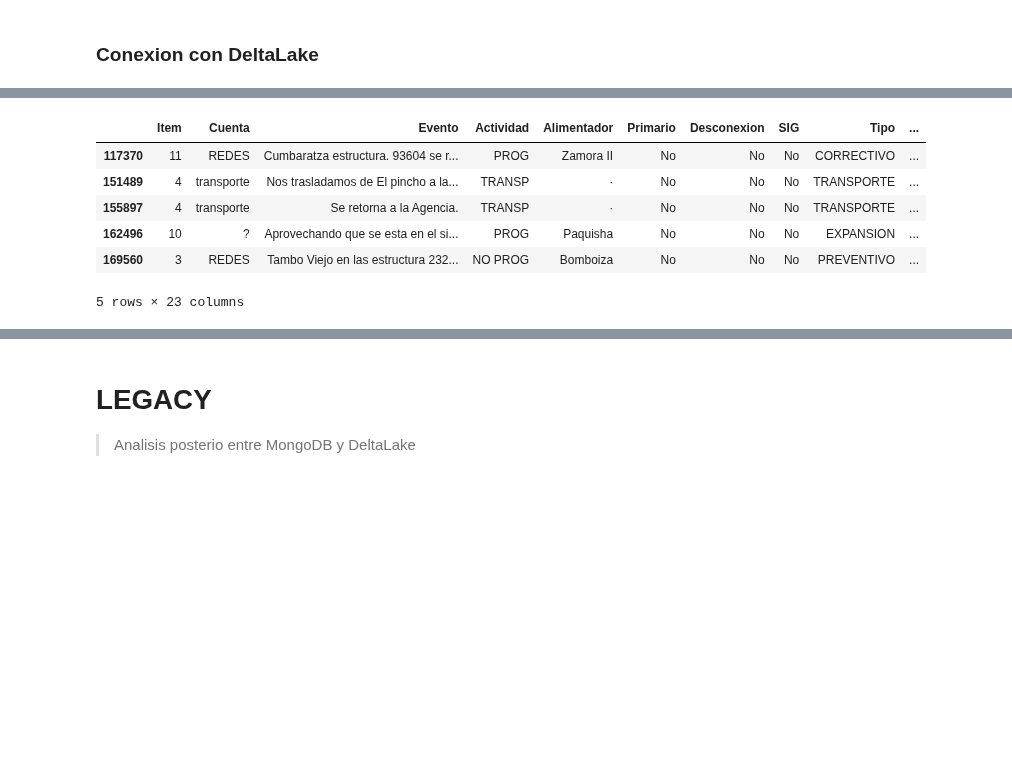
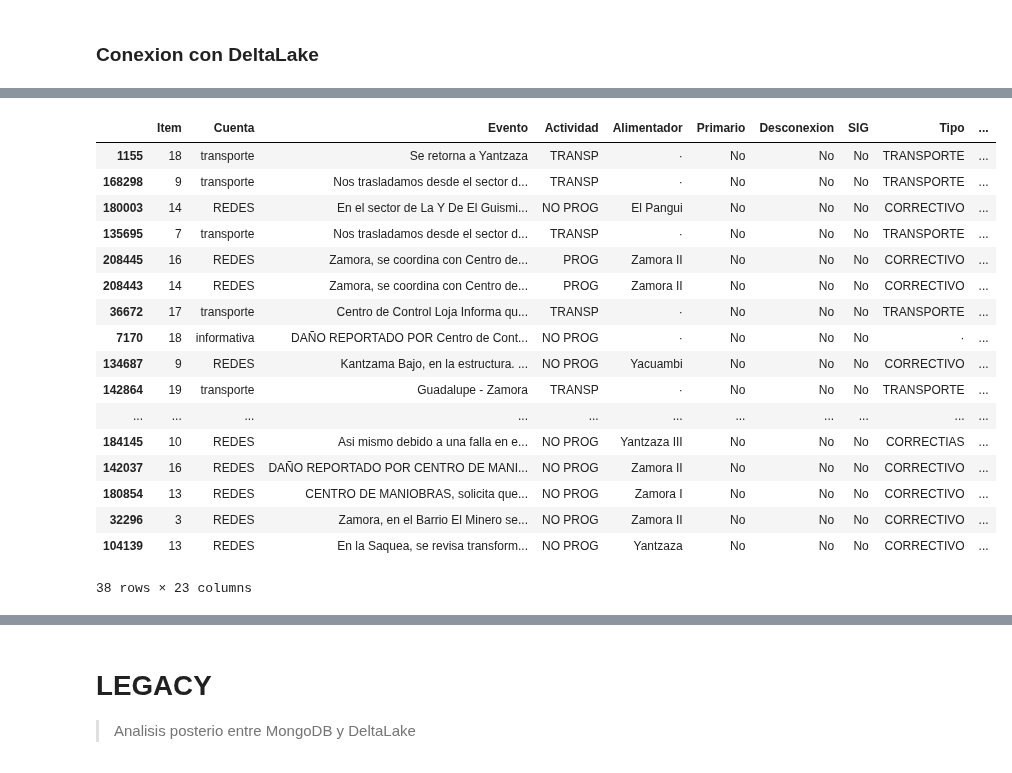
Before and after one commit to ernestopalacios/ordenes_de_trabajo, a Jupyter notebook: Test_DataLake.ipynb, the cells around one changed output, grey strips where cells are left out. Saved outputs shown, nothing was run; the diff lists cells and outputs as text; code cells hidden in the pictures; blank space fills up the shorter version.

```diff
--- a/Test_DataLake.ipynb
+++ b/Test_DataLake.ipynb
@@ -114,0 +93,11 @@ df.query( f"Duracion == -1" )
+# %%
+# 1. Elimina espacios en blanco del Inicio y del Fin del evento
+
+df['InicioEvento'] = df['InicioEvento'].str.strip()
+df['FinEvento'] = df['FinEvento'].str.strip()
+# %%
+# Crear una mascara para los elementos que tienen 20 caracteres
+# Create mask - True for rows that DON'T match the pattern
+mask = ~df['FinEvento'].astype(str).str.match(r'^\d{4}-\d{2}-\d{2} \d{2}:\d{2}:\d{2}$')
+# Handle NaN values explicitly
+mask = mask | df['FinEvento'].isna()
@@ -114,0 +180,24 @@ df.query( f"Duracion == -1" )
+# %%
+def calcular_minutos_transcurridos( start_times, end_times ):
+  """
+  This function works because subtracting two pandas Series of datetimes
+  is a vectorized operation.
+  """
+  try:
+    # Ensure columns are in datetime format first
+    start_times = pd.to_datetime(start_times)
+    end_times = pd.to_datetime(end_times)
+
+    time_difference = end_times - start_times
+    # Return the difference in minutes
+    return (time_difference.dt.total_seconds() / 60).astype(int)
+  except Exception as e:
+    print(f" EXCEPTION:\n{e}")
+# %%
+# Ejecuta el reemplazo de las horas
+
+#df.loc[mask, 'FinEvento'] = df.loc[mask, 'FinEvento'].astype(str).str[:-8] + '23:59:00'
+df['Duracion'] = calcular_minutos_transcurridos(
+    df['InicioEvento'],
+    df['FinEvento']
+)
@@ -115,10 +243,21 @@ df.query( f"Duracion == -1" )
 # %%
-df.query( f"FinEvento == '·'" )
+df.query( f"Duracion < -1300" ).sort_values(by='Duracion', ascending=True)
 # %% [output]
 |  | Item | Cuenta | Evento | Actividad | Alimentador | Primario | Desconexion | SIG | Tipo | ... |
-| 117370 | 11 | REDES | Cumbaratza estructura. 93604 se r... | PROG | Zamora II | No | No | No | CORRECTIVO | ... |
-| 151489 | 4 | transporte | Nos trasladamos de El pincho a la... | TRANSP | · | No | No | No | TRANSPORTE | ... |
-| 155897 | 4 | transporte | Se retorna a la Agencia. | TRANSP | · | No | No | No | TRANSPORTE | ... |
-| 162496 | 10 | ? | Aprovechando que se esta en el si... | PROG | Paquisha | No | No | No | EXPANSION | ... |
-| 169560 | 3 | REDES | Tambo Viejo en las estructura 232... | NO PROG | Bomboiza | No | No | No | PREVENTIVO | ... |
+| 1155 | 18 | transporte | Se retorna a Yantzaza | TRANSP | · | No | No | No | TRANSPORTE | ... |
+| 168298 | 9 | transporte | Nos trasladamos desde el sector d... | TRANSP | · | No | No | No | TRANSPORTE | ... |
+| 180003 | 14 | REDES | En el sector de La Y De El Guismi... | NO PROG | El Pangui | No | No | No | CORRECTIVO | ... |
+| 135695 | 7 | transporte | Nos trasladamos desde el sector d... | TRANSP | · | No | No | No | TRANSPORTE | ... |
+| 208445 | 16 | REDES | Zamora, se coordina con Centro de... | PROG | Zamora II | No | No | No | CORRECTIVO | ... |
+| 208443 | 14 | REDES | Zamora, se coordina con Centro de... | PROG | Zamora II | No | No | No | CORRECTIVO | ... |
+| 36672 | 17 | transporte | Centro de Control Loja Informa qu... | TRANSP | · | No | No | No | TRANSPORTE | ... |
+| 7170 | 18 | informativa | DAÑO REPORTADO POR Centro de Cont... | NO PROG | · | No | No | No | · | ... |
+| 134687 | 9 | REDES | Kantzama Bajo, en la estructura. ... | NO PROG | Yacuambi | No | No | No | CORRECTIVO | ... |
+| 142864 | 19 | transporte | Guadalupe - Zamora | TRANSP | · | No | No | No | TRANSPORTE | ... |
+| ... | ... | ... | ... | ... | ... | ... | ... | ... | ... | ... |
+| 184145 | 10 | REDES | Asi mismo debido a una falla en e... | NO PROG | Yantzaza III | No | No | No | CORRECTIAS | ... |
+| 142037 | 16 | REDES | DAÑO REPORTADO POR CENTRO DE MANI... | NO PROG | Zamora II | No | No | No | CORRECTIVO | ... |
+| 180854 | 13 | REDES | CENTRO DE MANIOBRAS, solicita que... | NO PROG | Zamora I | No | No | No | CORRECTIVO | ... |
+| 32296 | 3 | REDES | Zamora, en el Barrio El Minero se... | NO PROG | Zamora II | No | No | No | CORRECTIVO | ... |
+| 104139 | 13 | REDES | En la Saquea, se revisa transform... | NO PROG | Yantzaza | No | No | No | CORRECTIVO | ... |
-5 rows × 23 columns
+38 rows × 23 columns
```
Also changed, not shown: parts of 27 cells of this notebook, 8 other files.
